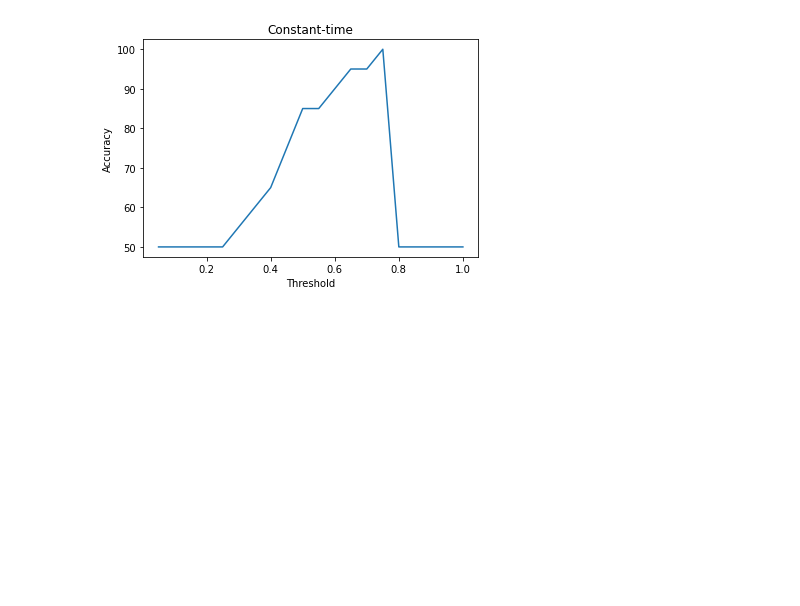
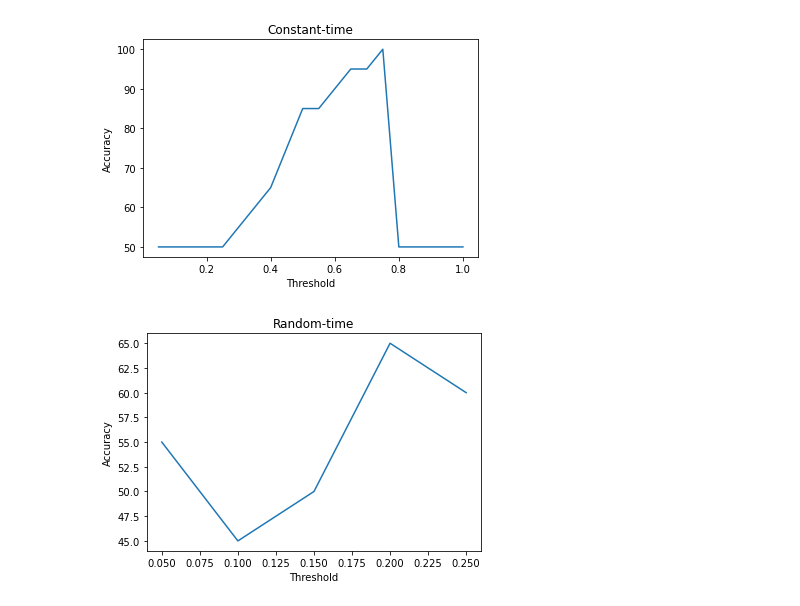
Before and after one commit to Jayp13997/Web_Bots_Detection, a Jupyter notebook: graphs.ipynb, the cells around one changed output. Saved outputs shown, nothing was run; the diff lists cells and outputs as text; code cells hidden in the pictures; blank space fills up the shorter version.

```diff
--- a/graphs.ipynb
+++ b/graphs.ipynb
@@ -25,3 +25,16 @@ plt.title('Constant-time')
 plt.show()
 # %% [output]
 [figure]
+# %%
+#graph for random time
+
+threshold = [0.05,0.10,0.15,0.20,0.25]
+accuracy = [55,45,50,65,60]
+
+plt.plot(threshold, accuracy)
+plt.xlabel('Threshold')
+plt.ylabel('Accuracy')
+plt.title('Random-time')
+plt.show()
+# %% [output]
+[figure, added]
```
Also changed, not shown: 6 other files.
